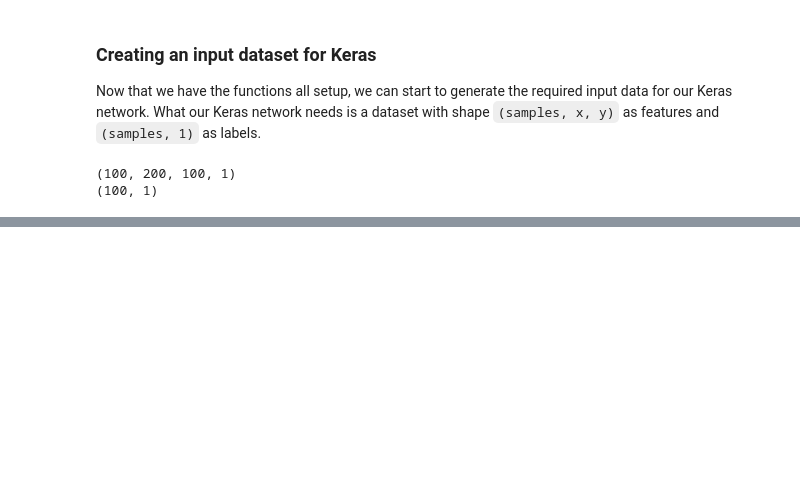
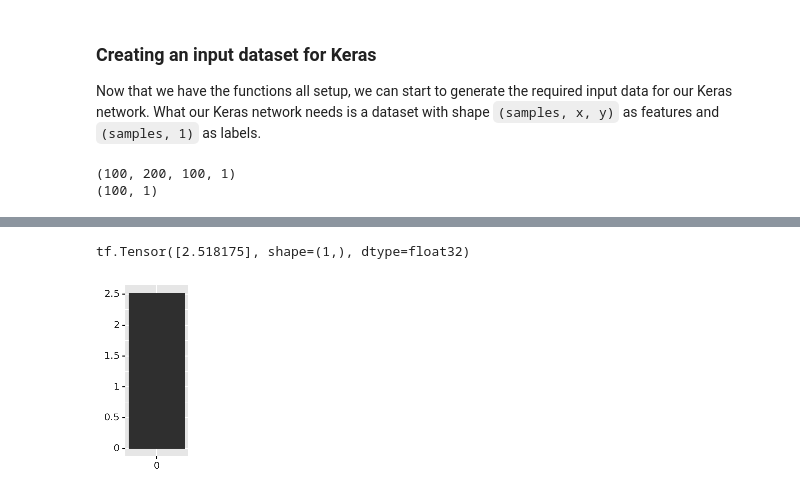
Before and after one commit to PaulHiemstra/extract_number_graph_article, a Jupyter notebook: lab_book.ipynb, the cells around one changed output, grey strips where cells are left out. Saved outputs shown, nothing was run; the diff lists cells and outputs as text; code cells hidden in the pictures; blank space fills up the shorter version.

```diff
--- a/lab_book.ipynb
+++ b/lab_book.ipynb
@@ -267,0 +275,26 @@ Now we have our data read to go, we can fit some first simple keras models and s
+# %%
+from support_functions import create_feature_label_pair
+from plotnine import element_blank
+from tensorflow.data import Dataset
+from tensorflow import TensorSpec, float32
+
+def plot_label_generator():
+    label, plot, features = create_feature_label_pair(1, grayscale=True,
+        resize_to=(200, 100),
+        ggsave_args={'dpi': 300, 'verbose': False},
+        ggtheme_args={'figure_size': (1,3), 'axis_title': element_blank()})
+
+    yield features / 255, label   # Yield makes it a Python generator, divide by 255 to scale the data to between 0-1
+
+plot_label_dataset = Dataset.from_generator(plot_label_generator,
+                                    output_signature = ( TensorSpec(shape=(200,100, 1), dtype=float32),     # sig: x, y, channels (1=grayscale)
+                                                         TensorSpec(shape=(1,), dtype=float32),))
+# %%
+from tensorflow.keras.utils import array_to_img
+
+datapoint = list(plot_label_dataset.take(1))[0]
+print(datapoint[1])
+array_to_img(datapoint[0])
+# %% [output]
+tf.Tensor([2.518175], shape=(1,), dtype=float32)
+[figure, added]
```
Also changed, not shown: parts of 12 cells of this notebook.
